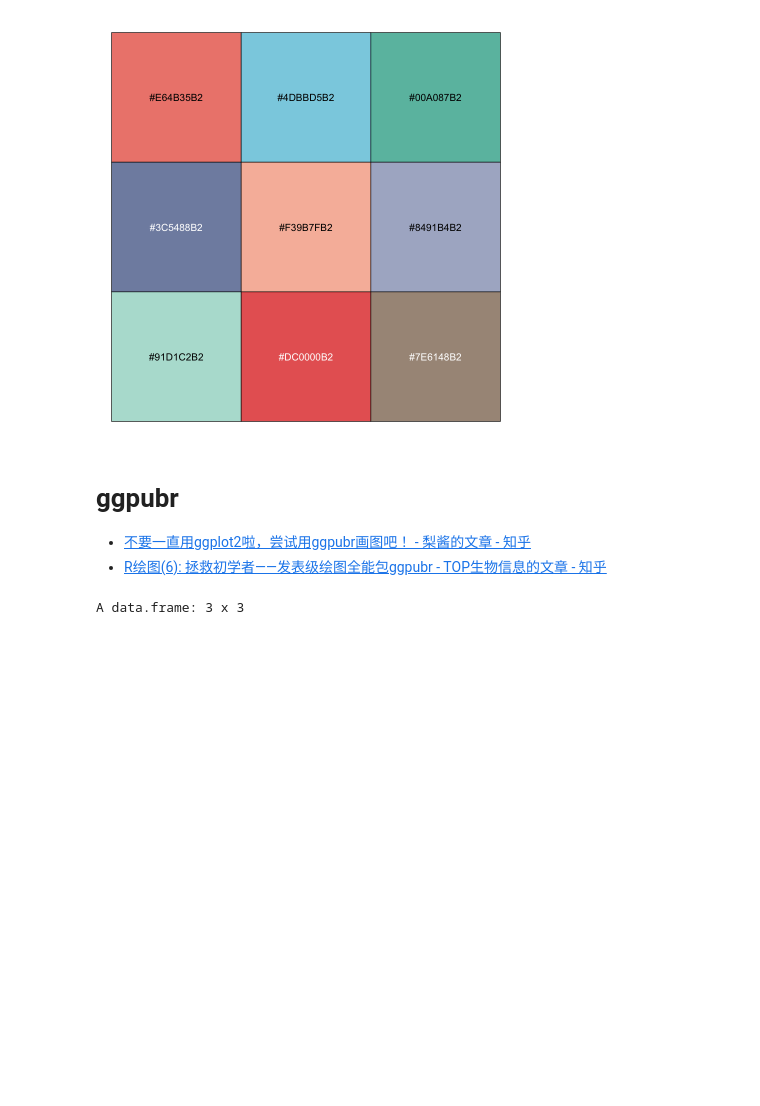
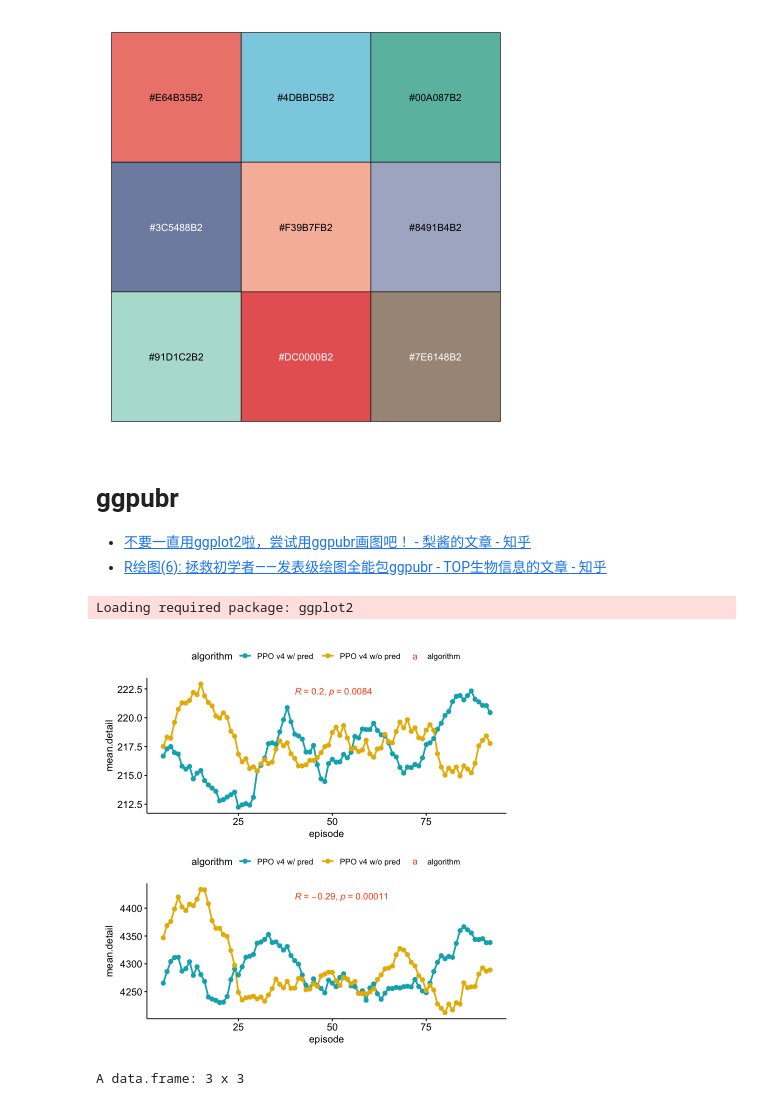
Before and after one commit to JNU-Tangyin/RRO, a Jupyter notebook: figures/ggpubr.ipynb, the cells around one changed output. Cells and saved outputs as stored; diff of their text form; code cells hidden in the pictures; blank space fills up the shorter version.

```diff
--- a/figures/ggpubr.ipynb
+++ b/figures/ggpubr.ipynb
@@ -137,6 +131,39 @@ show_col(mypal)
 # ggpubr
 - [不要一直用ggplot2啦，尝试用ggpubr画图吧！ - 梨酱的文章 - 知乎](https://zhuanlan.zhihu.com/p/102653888)
 - [R绘图(6): 拯救初学者——发表级绘图全能包ggpubr - TOP生物信息的文章 - 知乎](https://zhuanlan.zhihu.com/p/376438657)
+# %%
+library("ggpubr")
+ppo_v4_reload_count <- read.csv("ppo_v4_reload_count.csv")
+ppo_v4_reload_count_huge_car <- read.csv("ppo_v4_reload_count_huge_car.csv")
+# %% [output]
+Loading required package: ggplot2
+# %%
+p1 = ggline(data = ppo_v4_reload_count,
+    x = "episode",
+    y = "mean.detail",
+    color = "algorithm",
+    add = "mean_se",
+    size = 1,
+    # pallete = "npg",
+    palette = c("#00AFBB", "#E7B800", "#FC4E07"),
+    theme = theme_pubr()
+) +stat_cor(aes(color = "algorithm"), label.x = 40)
+# %%
+p2 = ggline(data = ppo_v4_reload_count_huge_car,
+    x = "episode",
+    y = "mean.detail",
+    color = "algorithm",
+    # pallete = "npg",
+    palette = c("#00AFBB", "#E7B800", "#FC4E07"),
+    add = "mean_se",
+    size = 1,
+    theme = theme_pubr()
+) +stat_cor(aes(color = "algorithm"), label.x = 40)
+# %%
+library("patchwork")
+p1/p2
+# %% [output]
+[figure, added]
 # %%
 # install.packages("ggplot2")
 # install.packages("ggpubr")
```
Also changed, not shown: parts of 3 cells of this notebook.
